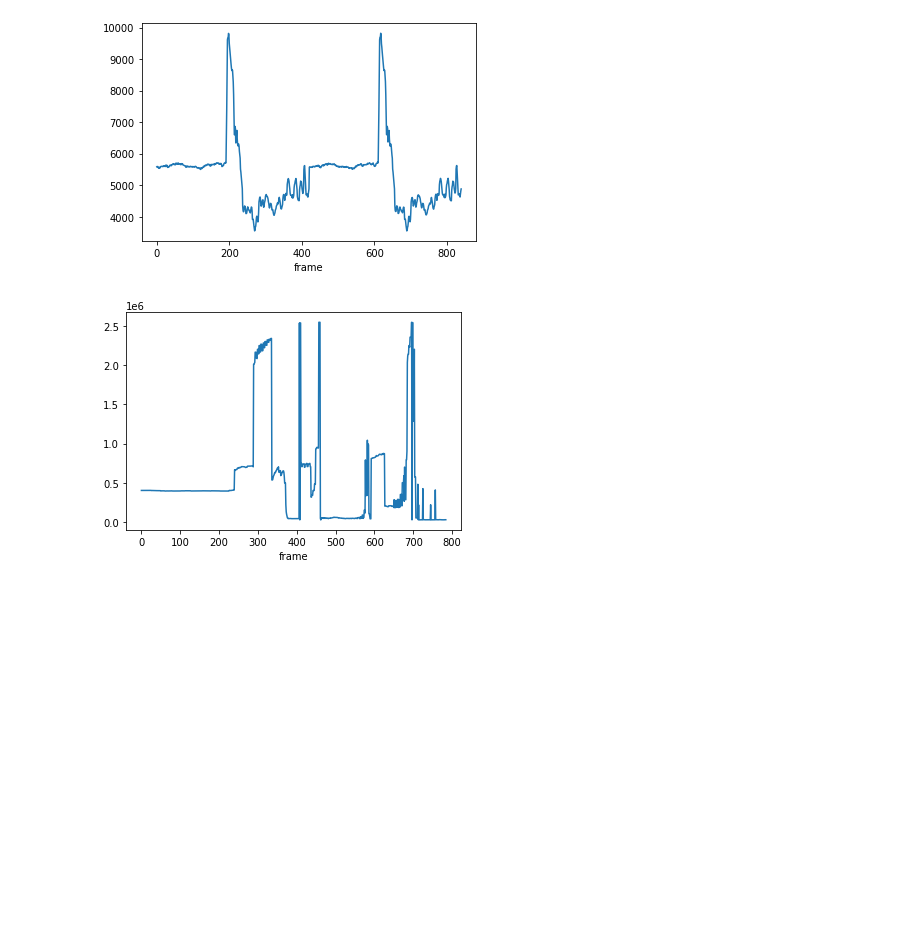
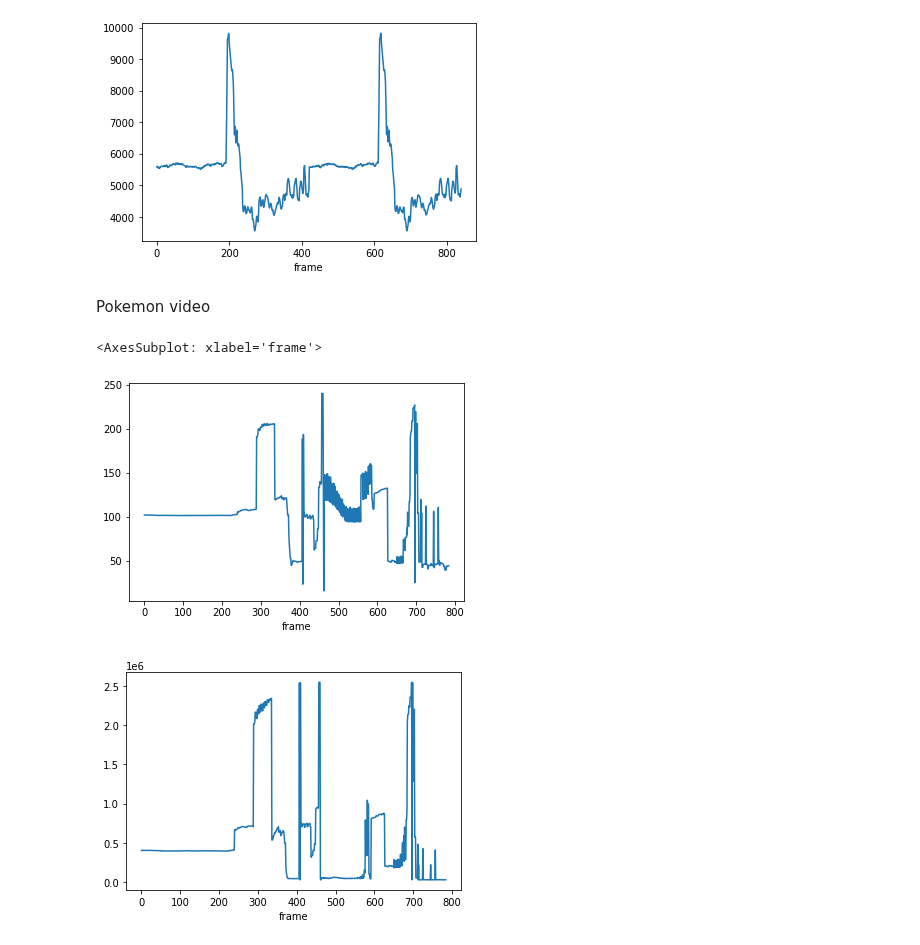
Before and after one commit to dream-team-nadia-woody/epilator, a Jupyter notebook: video_to_frame.ipynb, the cells around one changed output. Saved outputs shown, nothing was run; the diff lists cells and outputs as text; code cells hidden in the pictures; blank space fills up the shorter version.

```diff
--- a/video_to_frame.ipynb
+++ b/video_to_frame.ipynb
@@ -478,8 +478,14 @@ masked_v.plot()
 # %% [output]
 <AxesSubplot: xlabel='frame'>
 [figure]
+# %% [markdown]
+Pokemon video
 # %%
 df = get_vid_df('videos/Banned Pokemon Seizure Scene.mp4')
+df.groupby('frame').lightness.mean().plot()
+# %% [output]
+<AxesSubplot: xlabel='frame'>
+[figure, added]
 # %%
 # let's try the same but through numpy array
 narr = np.empty((0,),dtype=np.uint8)
```
Also changed, not shown: 1 other file.
